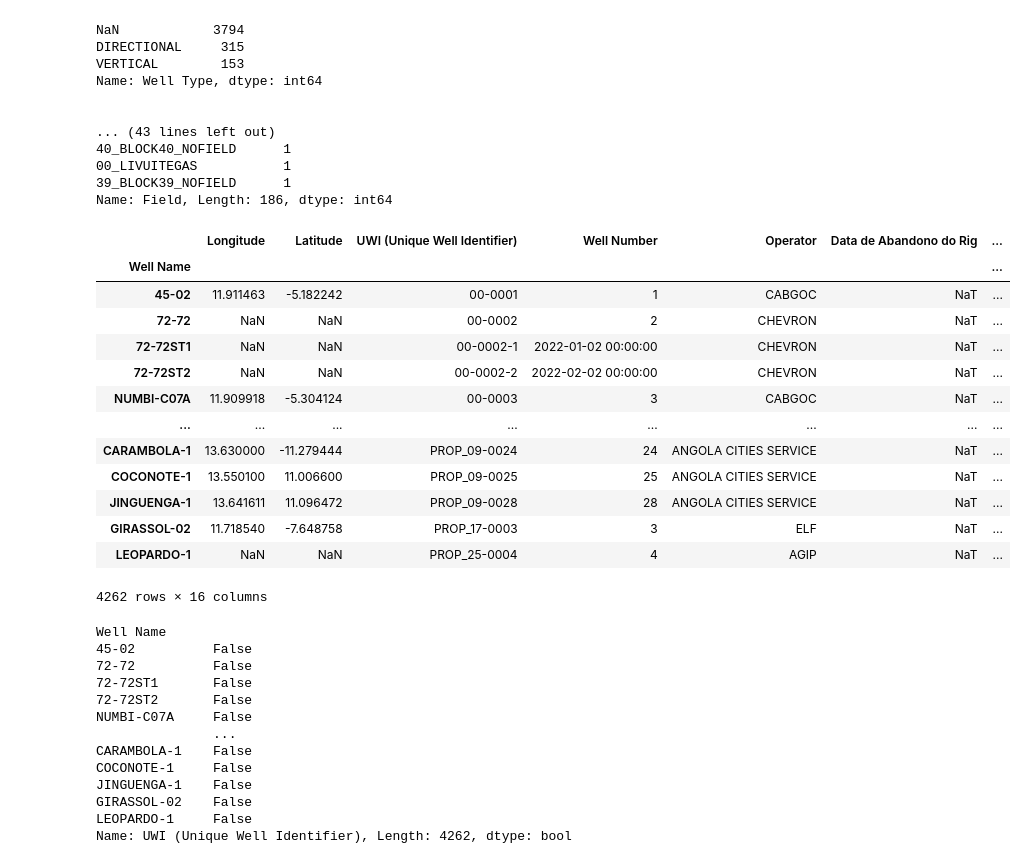
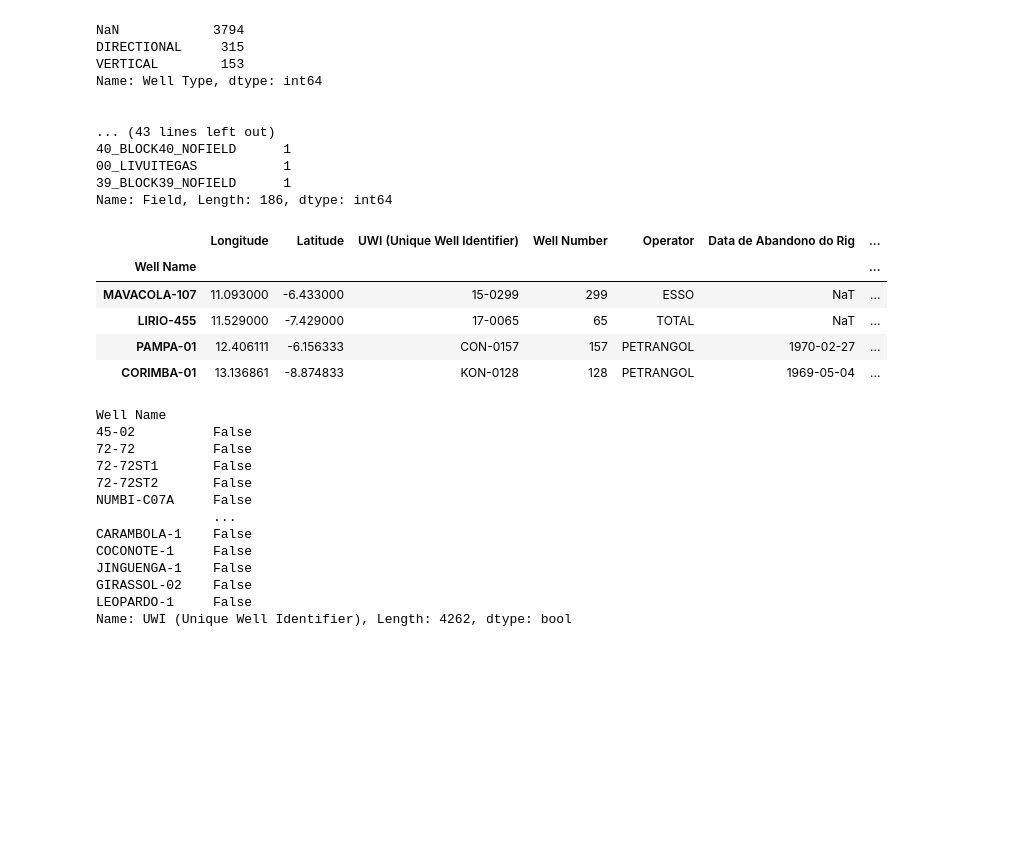
Before and after one commit to RoberVega/EDIT_Course, a Jupyter notebook: Exercise/Soluçao.ipynb, the cells around one changed output. Saved outputs shown, nothing was run; the diff lists cells and outputs as text; code cells hidden in the pictures; blank space fills up the shorter version.

```diff
--- a/Exercise/Soluçao.ipynb
+++ b/Exercise/Soluçao.ipynb
@@ -92,0 +139,3 @@ data.reset_index().set_index('UWI (Unique Well Identifier)', drop = True).sort_i
+# %%
+data.loc['GENGIBRE-P02',"Longitude"] = np.nan
+data.loc['GENGIBRE-P02']
@@ -156,24 +224,17 @@ Name: Field, Length: 186, dtype: int64
 # %%
 unit_dict = {"METERS":1, "FEET": 0.3048}
 
 data['Units'].map(unit_dict)
 data["Profundidade em metros"] = data['Units'].map(unit_dict)*data["Profundidade da perfuração"]
-data
+data[data["Profundidade em metros"]<10]
+data[data["Profundidade da perfuração"]<10]
 # %% [output]
 |  | Longitude | Latitude | UWI (Unique Well Identifier) | Well Number | Operator | Data de Abandono do Rig | ... |
 | Well Name |  |  |  |  |  |  | ... |
-| 45-02 | 11.911463 | -5.182242 | 00-0001 | 1 | CABGOC | NaT | ... |
-| 72-72 | NaN | NaN | 00-0002 | 2 | CHEVRON | NaT | ... |
-| 72-72ST1 | NaN | NaN | 00-0002-1 | 2022-01-02 00:00:00 | CHEVRON | NaT | ... |
-| 72-72ST2 | NaN | NaN | 00-0002-2 | 2022-02-02 00:00:00 | CHEVRON | NaT | ... |
-| NUMBI-C07A | 11.909918 | -5.304124 | 00-0003 | 3 | CABGOC | NaT | ... |
-| ... | ... | ... | ... | ... | ... | ... | ... |
-| CARAMBOLA-1 | 13.630000 | -11.279444 | PROP_09-0024 | 24 | ANGOLA CITIES SERVICE | NaT | ... |
-| COCONOTE-1 | 13.550100 | 11.006600 | PROP_09-0025 | 25 | ANGOLA CITIES SERVICE | NaT | ... |
-| JINGUENGA-1 | 13.641611 | 11.096472 | PROP_09-0028 | 28 | ANGOLA CITIES SERVICE | NaT | ... |
-| GIRASSOL-02 | 11.718540 | -7.648758 | PROP_17-0003 | 3 | ELF | NaT | ... |
-| LEOPARDO-1 | NaN | NaN | PROP_25-0004 | 4 | AGIP | NaT | ... |
+| MAVACOLA-107 | 11.093000 | -6.433000 | 15-0299 | 299 | ESSO | NaT | ... |
+| LIRIO-455 | 11.529000 | -7.429000 | 17-0065 | 65 | TOTAL | NaT | ... |
+| PAMPA-01 | 12.406111 | -6.156333 | CON-0157 | 157 | PETRANGOL | 1970-02-27 | ... |
+| CORIMBA-01 | 13.136861 | -8.874833 | KON-0128 | 128 | PETRANGOL | 1969-05-04 | ... |
-4262 rows × 16 columns
 # %%
 bol_series=data["UWI (Unique Well Identifier)"].duplicated()
 display(bol_series)
```
Also changed, not shown: parts of 9 cells of this notebook, 1 other file.
